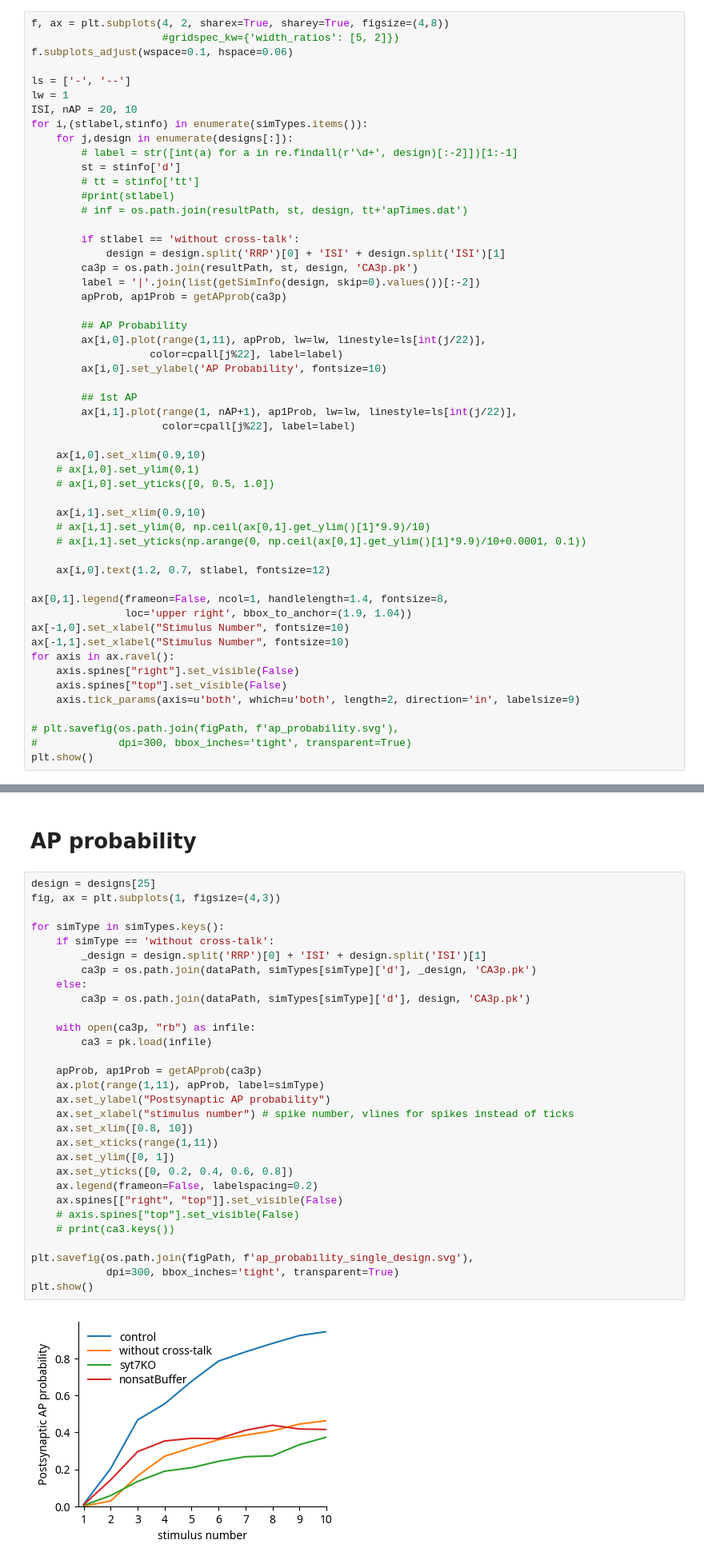
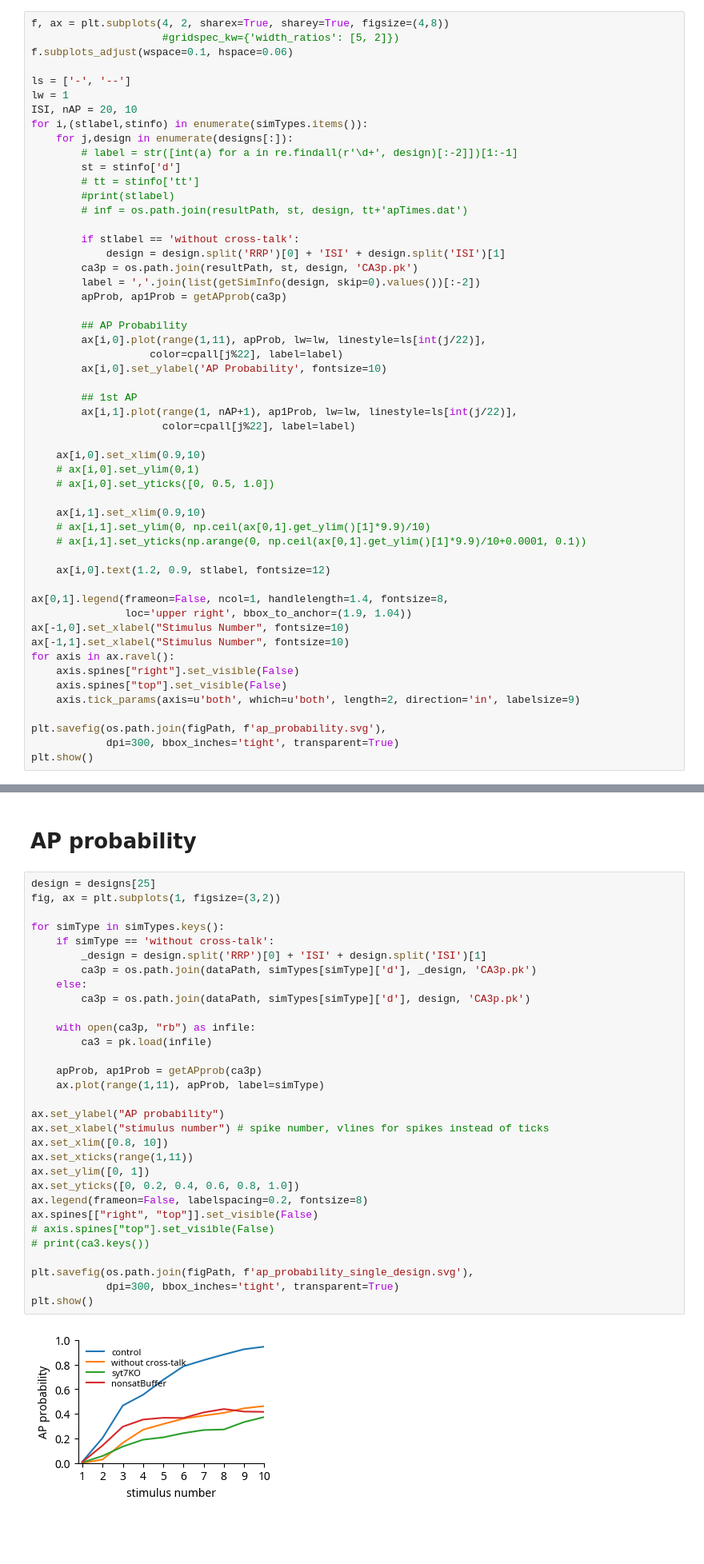
Before and after one commit to nishs1729/MFB, a Jupyter notebook: scripts_plotting/plots_AP.ipynb, the cells around one changed output, grey strips where cells are left out. Shown at 80% size. Saved outputs shown, nothing was run; the diff lists cells and outputs as text; blank space fills up the shorter version.

Commit message:
Single AP Probability Comparision plot

```diff
--- a/scripts_plotting/plots_AP.ipynb
+++ b/scripts_plotting/plots_AP.ipynb
@@ -71,7 +71,7 @@ for i,(stlabel,stinfo) in enumerate(simTypes.items()):
         if stlabel == 'without cross-talk':
             design = design.split('RRP')[0] + 'ISI' + design.split('ISI')[1]
         ca3p = os.path.join(resultPath, st, design, 'CA3p.pk')
-        label = '|'.join(list(getSimInfo(design, skip=0).values())[:-2])
+        label = ','.join(list(getSimInfo(design, skip=0).values())[:-2])
         apProb, ap1Prob = getAPprob(ca3p)
 
         ## AP Probability
@@ -91,7 +91,7 @@ for i,(stlabel,stinfo) in enumerate(simTypes.items()):
     # ax[i,1].set_ylim(0, np.ceil(ax[0,1].get_ylim()[1]*9.9)/10)
     # ax[i,1].set_yticks(np.arange(0, np.ceil(ax[0,1].get_ylim()[1]*9.9)/10+0.0001, 0.1))
 
-    ax[i,0].text(1.2, 0.7, stlabel, fontsize=12)
+    ax[i,0].text(1.2, 0.9, stlabel, fontsize=12)
 
 ax[0,1].legend(frameon=False, ncol=1, handlelength=1.4, fontsize=8,
                loc='upper right', bbox_to_anchor=(1.9, 1.04))
@@ -102,7 +102,7 @@ for axis in ax.ravel():
     axis.spines["top"].set_visible(False)
     axis.tick_params(axis=u'both', which=u'both', length=2, direction='in', labelsize=9)
 
-# plt.savefig(os.path.join(figPath, f'ap_probability.svg'),
-#             dpi=300, bbox_inches='tight', transparent=True)
+plt.savefig(os.path.join(figPath, f'ap_probability.svg'),
+            dpi=300, bbox_inches='tight', transparent=True)
 plt.show()
 # %% [output]
@@ -327,33 +332,34 @@ change_plot(rel_to_ap, key='control', order=order, axis=None, lc='gray', lw=0.6)
 # AP probability
 # %%
 design = designs[25]
-fig, ax = plt.subplots(1, figsize=(4,3))
+fig, ax = plt.subplots(1, figsize=(3,2))
 
 for simType in simTypes.keys():
     if simType == 'without cross-talk':
         _design = design.split('RRP')[0] + 'ISI' + design.split('ISI')[1]
         ca3p = os.path.join(dataPath, simTypes[simType]['d'], _design, 'CA3p.pk')
     else:
         ca3p = os.path.join(dataPath, simTypes[simType]['d'], design, 'CA3p.pk')
 
     with open(ca3p, "rb") as infile:
         ca3 = pk.load(infile)
 
     apProb, ap1Prob = getAPprob(ca3p)
     ax.plot(range(1,11), apProb, label=simType)
-    ax.set_ylabel("Postsynaptic AP probability")
-    ax.set_xlabel("stimulus number") # spike number, vlines for spikes instead of ticks
-    ax.set_xlim([0.8, 10])
-    ax.set_xticks(range(1,11))
-    ax.set_ylim([0, 1])
-    ax.set_yticks([0, 0.2, 0.4, 0.6, 0.8])
-    ax.legend(frameon=False, labelspacing=0.2)
-    ax.spines[["right", "top"]].set_visible(False)
-    # axis.spines["top"].set_visible(False)
-    # print(ca3.keys())
+
+ax.set_ylabel("AP probability")
+ax.set_xlabel("stimulus number") # spike number, vlines for spikes instead of ticks
+ax.set_xlim([0.8, 10])
+ax.set_xticks(range(1,11))
+ax.set_ylim([0, 1])
+ax.set_yticks([0, 0.2, 0.4, 0.6, 0.8, 1.0])
+ax.legend(frameon=False, labelspacing=0.2, fontsize=8)
+ax.spines[["right", "top"]].set_visible(False)
+# axis.spines["top"].set_visible(False)
+# print(ca3.keys())
 
 plt.savefig(os.path.join(figPath, f'ap_probability_single_design.svg'),
             dpi=300, bbox_inches='tight', transparent=True)
 plt.show()
 # %% [output]
-[figure, old version]
+[figure, new version]
```
Also changed, not shown: parts of 8 cells of this notebook, 1 other file.
